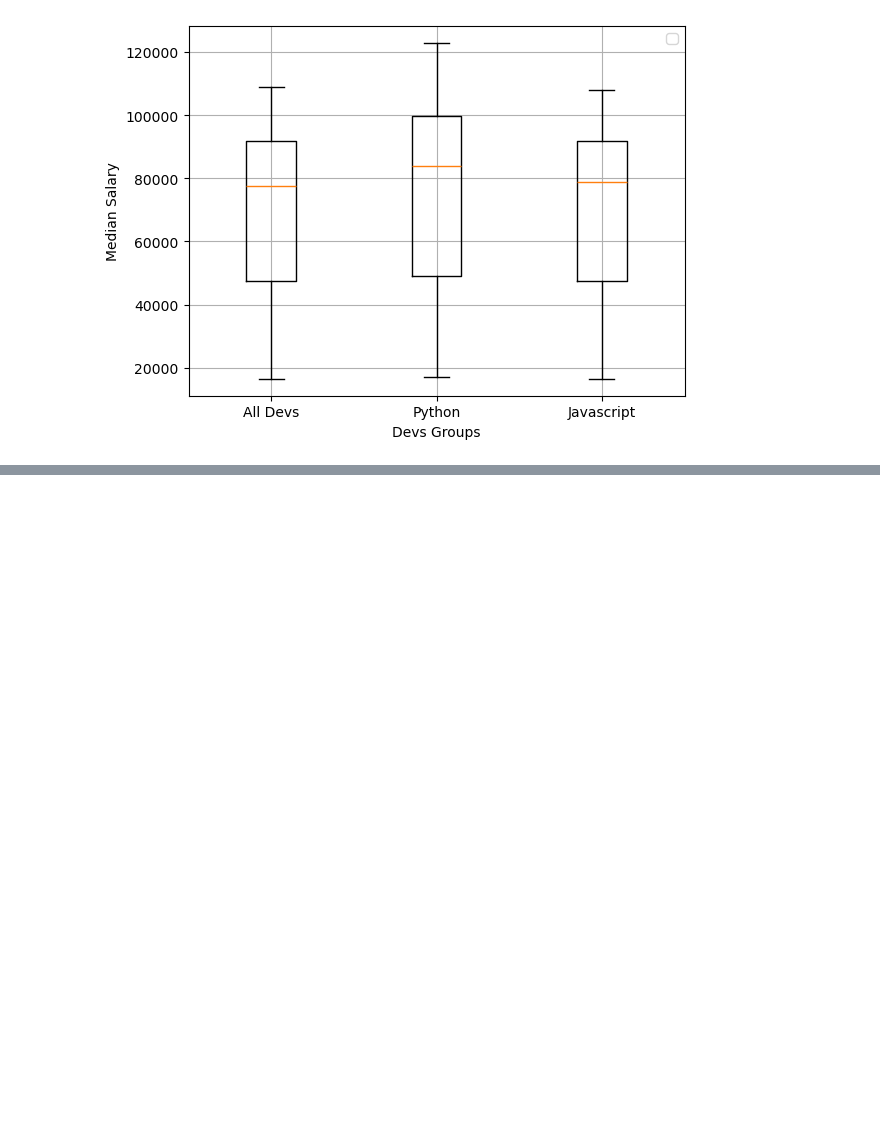
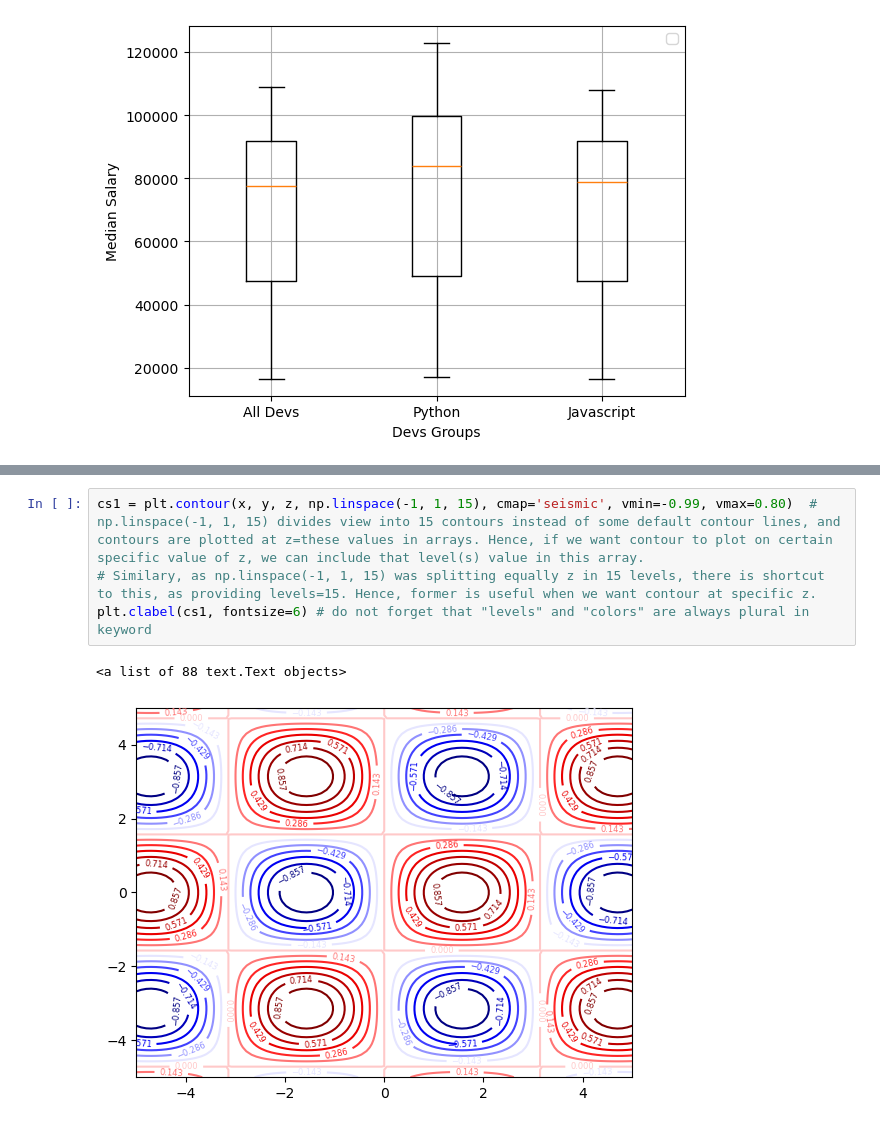
Before and after one commit to SharanJaiswal/py, a Jupyter notebook: DSc/02_matplot.ipynb, the cells around one changed output, grey strips where cells are left out. Cells and saved outputs as stored; diff of their text form; blank space fills up the shorter version.

```diff
--- a/DSc/02_matplot.ipynb
+++ b/DSc/02_matplot.ipynb
@@ -698,0 +712,7 @@ plt.show()
+# %%
+cs1 = plt.contour(x, y, z, np.linspace(-1, 1, 15), cmap='seismic', vmin=-0.99, vmax=0.80)  # np.linspace(-1, 1, 15) divides view into 15 contours instead of some default contour lines, and contours are plotted at z=these values in arrays. Hence, if we want contour to plot on certain specific value of z, we can include that level(s) value in this array.
+# Similary, as np.linspace(-1, 1, 15) was splitting equally z in 15 levels, there is shortcut to this, as providing levels=15. Hence, former is useful when we want contour at specific z.
+plt.clabel(cs1, fontsize=6) # do not forget that "levels" and "colors" are always plural in keyword
+# %% [output]
+<a list of 88 text.Text objects>
+[figure, added]
```
Also changed, not shown: parts of 10 cells of this notebook, 21 other files.
